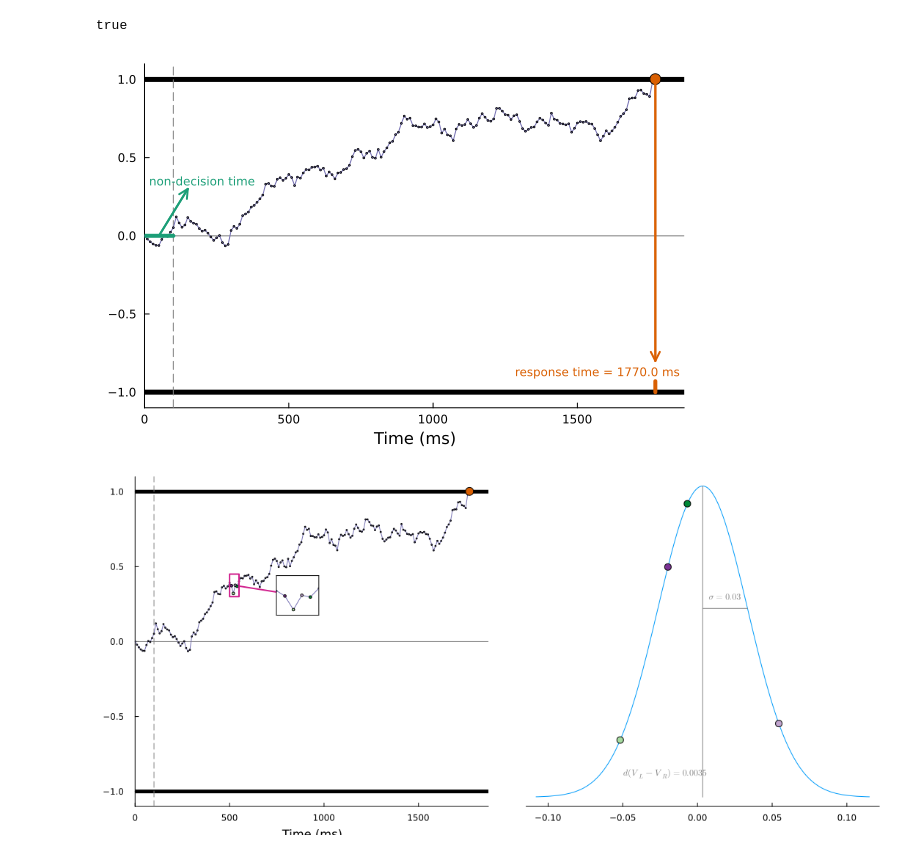
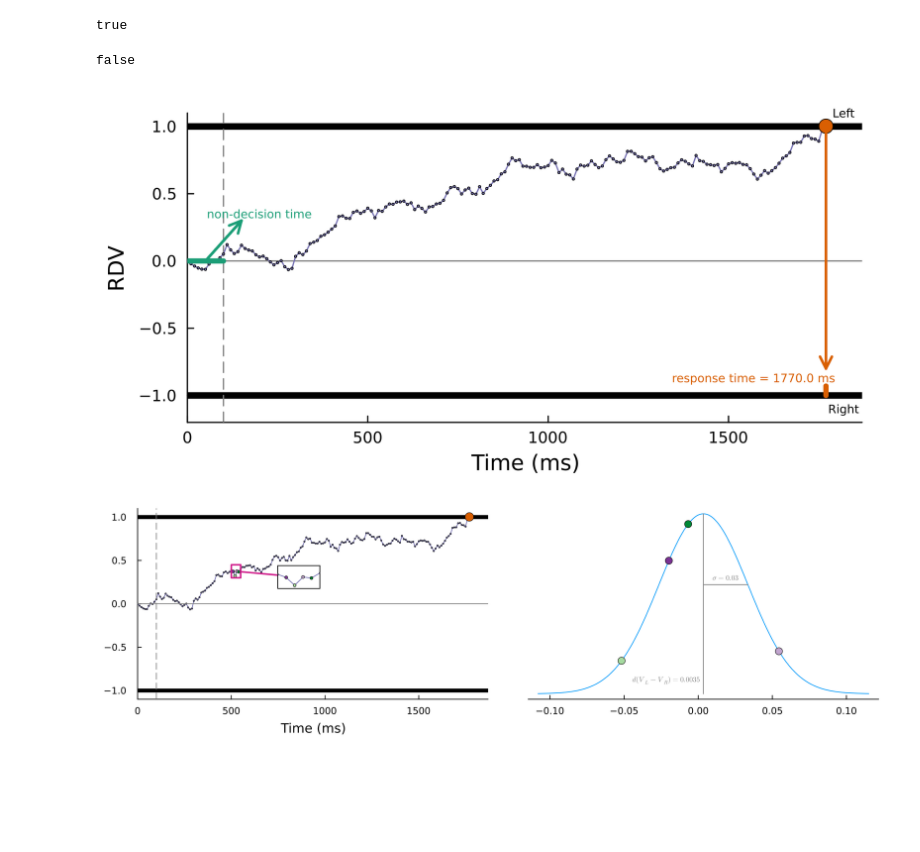
Before and after one commit to zenkavi/ADDM.jl, a Jupyter notebook: docs/src/tutorials/02_likelihood_computation_figures.ipynb, the cells around one changed output. Drawn from its saved outputs; the diff is of its cells as text; code cells hidden in the pictures; blank space fills up the shorter version.

Commit message:
add more text and figures

```diff
--- a/docs/src/tutorials/02_likelihood_computation_figures.ipynb
+++ b/docs/src/tutorials/02_likelihood_computation_figures.ipynb
@@ -23,25 +23,34 @@ m2 = ADDM.define_model(d = 0.007, σ = 0.05, barrier = 1,
 ADDM.DDM_get_trial_likelihood(model = m2, trial = t, stateStep = .1) > ADDM.DDM_get_trial_likelihood(model = m, trial = t, stateStep = .1)
 # %% [output]
 true
+# %%
+ADDM.DDM_get_trial_likelihood(model = m2, trial = t, stateStep = .01) > ADDM.DDM_get_trial_likelihood(model = m, trial = t, stateStep = .01)
+# %% [output]
+false
 # %%
 # Draw background
-plot(legend = false, grid = false, ylims = [-1.1, 1.1], xlims = [0, t.RT+100], xlabel = "Time (ms)")
+plot(legend = false, grid = false, ylims = [-1.2, 1.1], xlims = [0, t.RT+100],
+    xlabel = "Time (ms)", ylabel = "RDV",
+    dpi = 300, size = (600, 300), margin = 3mm)
 hline!([-1, 1], line = (:black, 5))
 hline!([0], line = (:gray, 1))
 vline!([m.nonDecisionTime], line = (:gray, 1), linestyle = :dash)
 
 # Static plot
 timeStep = 10
 plot!([0:timeStep:t.RT], [t.RDV], marker = 1, color = RGB(117/255,112/255,179/255))
 plot!([t.RT], [last(t.RDV)], marker = 6, color = RGB(217/255,95/255,2/255))
 
 # Add annotations for ndt and RT
 plot!([0, m.nonDecisionTime], [0, 0], line = (RGB(27/255,158/255,119/255) , 4))
 plot!([50,150],[0,.3], arrow = true, color = RGB(27/255,158/255,119/255), linewidth = 2)
-annotate!(200, .35, text("non-decision time", color = RGB(27/255,158/255,119/255), 8))
+annotate!(200, .35, text("non-decision time", color = RGB(27/255,158/255,119/255), 6))
 
 plot!([t.RT, t.RT],[1,-.8], arrow = true, color = RGB(217/255,95/255,2/255), linewidth = 2)
 plot!([t.RT, t.RT], [-1, -.93], line = (RGB(217/255,95/255,2/255) , 4))
-annotate!(t.RT-200, -.87, text("response time = " * string(t.RT) * " ms", color = RGB(217/255,95/255,2/255), 8))
+annotate!(t.RT-200, -.87, text("response time = " * string(t.RT) * " ms", color = RGB(217/255,95/255,2/255), 6))
+
+annotate!(1820, 1.1, text("Left", 6))
+annotate!(1820, -1.1, text("Right", 6))
 # %% [output]
-[figure, old version]
+[figure, new version]
@@ -48,14 +59,14 @@ annotate!(t.RT-200, -.87, text("response time = " * string(t.RT) * " ms", color
 # %%
+plot(legend = false, grid = false, layout = 2, size=(1000, 300), bottom_margin = 5mm, dpi = 300)
 
-# Draw background
-plot(legend = false, grid = false, ylims = [-1.1, 1.1], xlims = [0, t.RT+100], xlabel = "Time (ms)", layout = 2, subplot = 1, size=(180*6,100*5))
+
+# Accummulation
+timeStep = 10
+plot!([0:timeStep:t.RT], [t.RDV], marker = 1, color = RGB(117/255,112/255,179/255),
+      ylims = [-1.1, 1.1], xlims = [0, t.RT+100],  xlabel = "Time (ms)", subplot = 1)
 hline!([-1, 1], line = (:black, 5))
 hline!([0], line = (:gray, 1))
 vline!([m.nonDecisionTime], line = (:gray, 1), linestyle = :dash)
-
-# Accummulation
-timeStep = 10
-plot!([0:timeStep:t.RT], [t.RDV], marker = 1, color = RGB(117/255,112/255,179/255))
 plot!([t.RT], [last(t.RDV)], marker = 6, color = RGB(217/255,95/255,2/255))
 
 # Highlight example RDV points
@@ -79,21 +90,17 @@ s2 = L"\sigma = 0.03"
 
 plot!(Normal(mu,sd), legend = false, grid = false, showaxis = :x, subplot=2)
 
-# Inset RDV sampling to the single plot
-# plot!(Normal(mu,sd), legend = false, grid = false, showaxis = :x,
-#       inset=(1, bbox(0.3, 0.55, 0.4, 0.3)), subplot=3)
-
 # Add drift rate info
-plot!([mu, mu], [0, pdf(Normal(mu, sd), mu)], line = (:gray, 1), subplot=2)
-annotate!(mu-sd+.005, 1, text(s1, color = :gray, 8), subplot=2)
+plot!([mu, mu], [0, pdf(Normal(mu, sd), mu)], line = (:gray, 1), subplot = 2)
+annotate!(mu-sd+.005, 1, text(s1, color = :gray, 6), subplot = 2)
 
 # Add noise info
-plot!([mu, mu+sd], [pdf(Normal(mu, sd), mu+sd), pdf(Normal(mu, sd), mu+sd)], line = (:gray, 1), subplot=2)
-annotate!(mu+sd/2, pdf(Normal(mu, sd), mu+sd)+.5, text(s2, color = :gray, 8), subplot=2)
+plot!([mu, mu+sd], [pdf(Normal(mu, sd), mu+sd), pdf(Normal(mu, sd), mu+sd)], line = (:gray, 1), subplot = 2)
+annotate!(mu+sd/2, pdf(Normal(mu, sd), mu+sd)+.5, text(s2, color = :gray, 6), subplot = 2)
 
-plot!([diff(t.RDV)[51]], [pdf(Normal(mu, sd), diff(t.RDV)[51])], marker = 5, color = RGB(123/255,50/255,148/255), subplot=2)
-plot!([diff(t.RDV)[52]], [pdf(Normal(mu, sd), diff(t.RDV)[52])], marker = 5, color = RGB(166/255,219/255,160/255), subplot=2)
-plot!([diff(t.RDV)[53]], [pdf(Normal(mu, sd), diff(t.RDV)[53])], marker = 5, color = RGB(194/255,165/255,207/255), subplot=2)
-plot!([diff(t.RDV)[54]], [pdf(Normal(mu, sd), diff(t.RDV)[54])], marker = 5, color = RGB(0/255,136/255,55/255), subplot=2)
+plot!([diff(t.RDV)[51]], [pdf(Normal(mu, sd), diff(t.RDV)[51])], marker = 5, color = RGB(123/255,50/255,148/255), subplot = 2)
+plot!([diff(t.RDV)[52]], [pdf(Normal(mu, sd), diff(t.RDV)[52])], marker = 5, color = RGB(166/255,219/255,160/255), subplot = 2)
+plot!([diff(t.RDV)[53]], [pdf(Normal(mu, sd), diff(t.RDV)[53])], marker = 5, color = RGB(194/255,165/255,207/255), subplot = 2)
+plot!([diff(t.RDV)[54]], [pdf(Normal(mu, sd), diff(t.RDV)[54])], marker = 5, color = RGB(0/255,136/255,55/255), subplot = 2)
 # %% [output]
-[figure, old version]
+[figure, new version]
```
Also changed, not shown: parts of 4 cells of this notebook, 1 other file.
